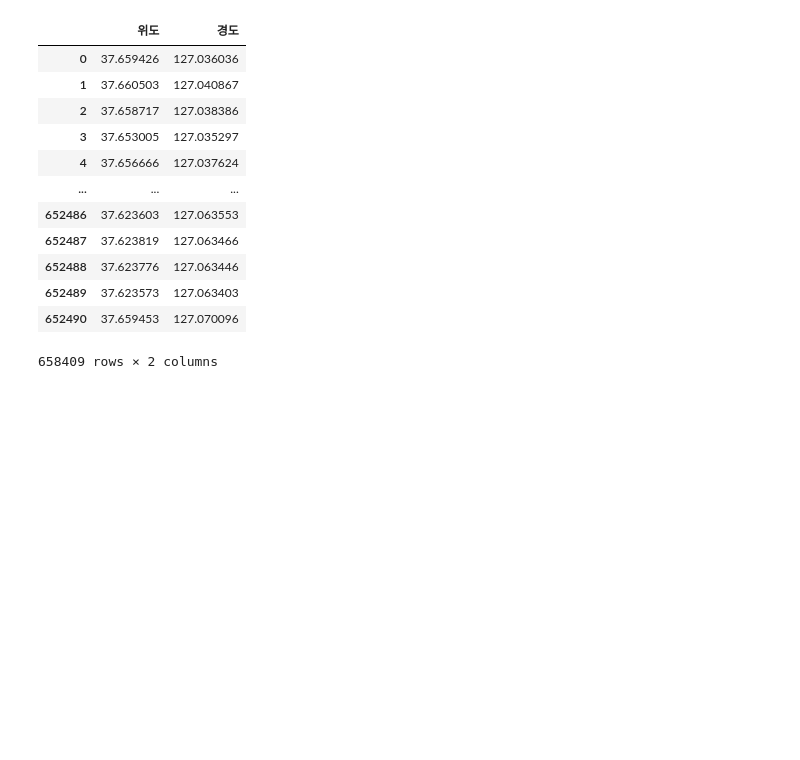
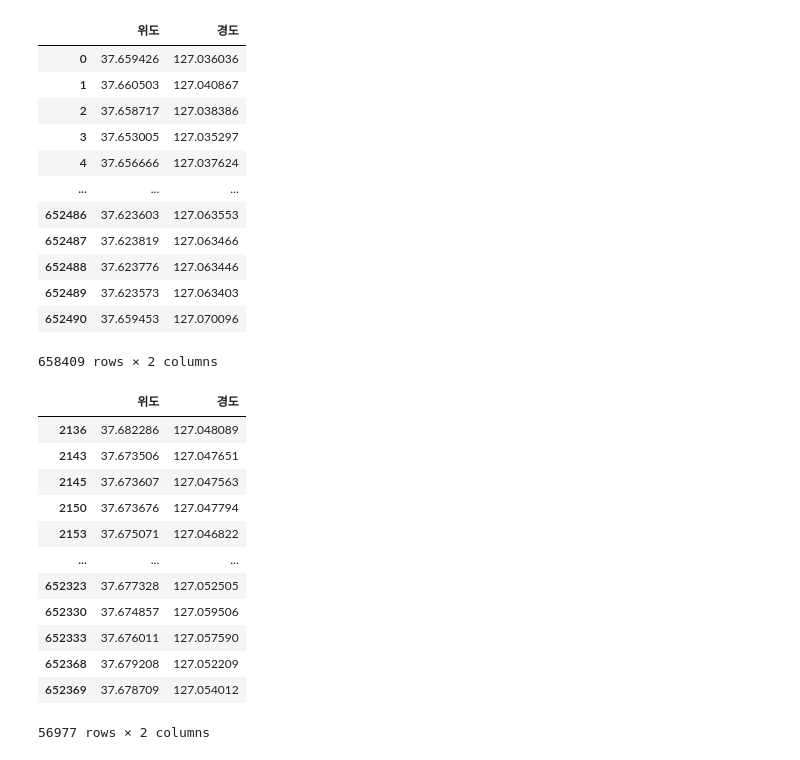
Before and after one commit to topaz11100/bp_final, a Jupyter notebook: 빅프_기말_최종.ipynb, the cells around one changed output. Drawn from its saved outputs; the diff is of its cells as text; code cells hidden in the pictures; blank space fills up the shorter version.

```diff
--- a/빅프_기말_최종.ipynb
+++ b/빅프_기말_최종.ipynb
@@ -410,8 +479,8 @@ def light_cut(police, light_data):
     return light_data.loc[(NS_MIN<=light_data["위도"])&(light_data["위도"]<=NS_MAX)&
                            (EW_MIN<=light_data["경도"])&(light_data["경도"]<=EW_MAX),:]
 # %%
-dobong_light = pd.read_csv("dobong_light.csv", encoding='cp949')
-nowon_light = pd.read_csv("nowon_light.csv", encoding='cp949')
+dobong_light = pd.read_csv(data_path+"dobong_light.csv", encoding=encoding)
+nowon_light = pd.read_csv(data_path+"nowon_light.csv", encoding=encoding)
 light_data = pd.concat([dobong_light, nowon_light])
 light_data
 # %% [output]
@@ -430,6 +499,21 @@ light_data
 658409 rows × 2 columns
 # %%
 light_police = light_cut(police, light_data)
+light_police
+# %% [output]
+|  | 위도 | 경도 |
+| 2136 | 37.682286 | 127.048089 |
+| 2143 | 37.673506 | 127.047651 |
+| 2145 | 37.673607 | 127.047563 |
+| 2150 | 37.673676 | 127.047794 |
+| 2153 | 37.675071 | 127.046822 |
+| ... | ... | ... |
+| 652323 | 37.677328 | 127.052505 |
+| 652330 | 37.674857 | 127.059506 |
+| 652333 | 37.676011 | 127.057590 |
+| 652368 | 37.679208 | 127.052209 |
+| 652369 | 37.678709 | 127.054012 |
+56977 rows × 2 columns
 # %%
 #draw_marker(m, light_police.values, color='ffff00')
 m
```
Also changed, not shown: parts of 59 cells of this notebook, 12 other files.
